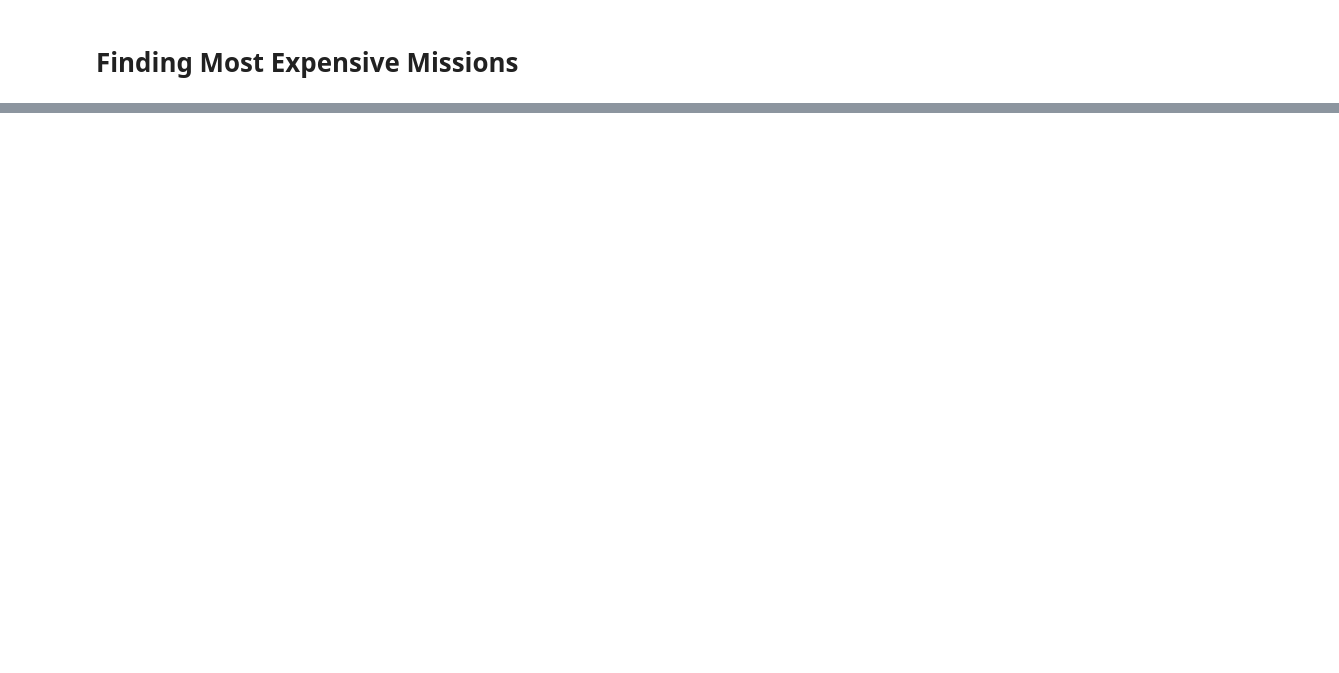
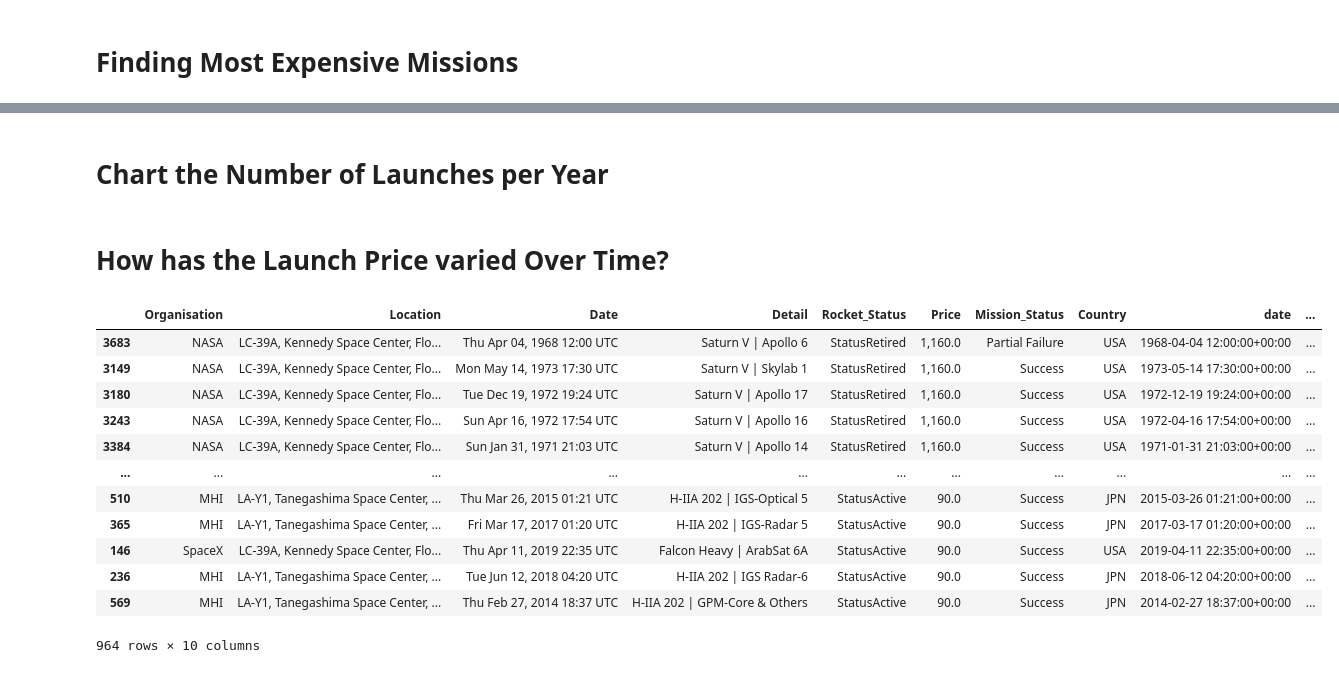
Before and after one commit to nipsalvin/udemy-100DaysOfCode, a Jupyter notebook: day-99/Analyse and Visualise the Space Race/Analyse_and_Visualise_the_Space_Race.ipynb, the cells around one changed output, grey strips where cells are left out. Drawn from its saved outputs; the diff is of its cells as text; code cells hidden in the pictures; blank space fills up the shorter version.

```diff
--- a/day-99/Analyse and Visualise the Space Race/Analyse_and_Visualise_the_Space_Race.ipynb
+++ b/day-99/Analyse and Visualise the Space Race/Analyse_and_Visualise_the_Space_Race.ipynb
@@ -48,3 +84,3 @@ df_missions_clean.duplicated().values.any() #False
 # %%
 clean_df = df_missions_clean.drop(columns=['Unnamed: 0.1', 'Unnamed: 0'])
-clean_df
+df_data = clean_df
@@ -102,0 +226,48 @@ fig.show()
+# %% [markdown]
+# Chart the Number of Launches per Year
+# %%
+df_data['date'] = pd.to_datetime(df_data['Date'], format='mixed')
+df_data['year'] = df_data['date'].apply(lambda datetime: datetime.year)
+
+ds = df_data['year'].value_counts().reset_index()
+ds.columns = [
+    'year',
+    'count'
+]
+fig = px.bar(
+    ds,
+    x='year',
+    y="count",
+    orientation='v',
+    title='Missions number by year'
+)
+
+fig.update_layout(
+    xaxis=dict(
+        tickmode='linear',
+        tick0=ds['year'].min(),
+        dtick=1,
+        )
+    )
+fig.show()
+# %% [markdown]
+# How has the Launch Price varied Over Time?
+# %%
+avg_price = df_data[df_data["Price"].notna()]
+avg_price["Price"].str.replace(',', '').astype(float)
+avg_price = avg_price.sort_values(by='Price')
+avg_price
+# %% [output]
+|  | Organisation | Location | Date | Detail | Rocket_Status | Price | Mission_Status | Country | date | ... |
+| 3683 | NASA | LC-39A, Kennedy Space Center, Flo... | Thu Apr 04, 1968 12:00 UTC | Saturn V | Apollo 6 | StatusRetired | 1,160.0 | Partial Failure | USA | 1968-04-04 12:00:00+00:00 | ... |
+| 3149 | NASA | LC-39A, Kennedy Space Center, Flo... | Mon May 14, 1973 17:30 UTC | Saturn V | Skylab 1 | StatusRetired | 1,160.0 | Success | USA | 1973-05-14 17:30:00+00:00 | ... |
+| 3180 | NASA | LC-39A, Kennedy Space Center, Flo... | Tue Dec 19, 1972 19:24 UTC | Saturn V | Apollo 17 | StatusRetired | 1,160.0 | Success | USA | 1972-12-19 19:24:00+00:00 | ... |
+| 3243 | NASA | LC-39A, Kennedy Space Center, Flo... | Sun Apr 16, 1972 17:54 UTC | Saturn V | Apollo 16 | StatusRetired | 1,160.0 | Success | USA | 1972-04-16 17:54:00+00:00 | ... |
+| 3384 | NASA | LC-39A, Kennedy Space Center, Flo... | Sun Jan 31, 1971 21:03 UTC | Saturn V | Apollo 14 | StatusRetired | 1,160.0 | Success | USA | 1971-01-31 21:03:00+00:00 | ... |
+| ... | ... | ... | ... | ... | ... | ... | ... | ... | ... | ... |
+| 510 | MHI | LA-Y1, Tanegashima Space Center, ... | Thu Mar 26, 2015 01:21 UTC | H-IIA 202 | IGS-Optical 5 | StatusActive | 90.0 | Success | JPN | 2015-03-26 01:21:00+00:00 | ... |
+| 365 | MHI | LA-Y1, Tanegashima Space Center, ... | Fri Mar 17, 2017 01:20 UTC | H-IIA 202 | IGS-Radar 5 | StatusActive | 90.0 | Success | JPN | 2017-03-17 01:20:00+00:00 | ... |
+| 146 | SpaceX | LC-39A, Kennedy Space Center, Flo... | Thu Apr 11, 2019 22:35 UTC | Falcon Heavy | ArabSat 6A | StatusActive | 90.0 | Success | USA | 2019-04-11 22:35:00+00:00 | ... |
+| 236 | MHI | LA-Y1, Tanegashima Space Center, ... | Tue Jun 12, 2018 04:20 UTC | H-IIA 202 | IGS Radar-6 | StatusActive | 90.0 | Success | JPN | 2018-06-12 04:20:00+00:00 | ... |
+| 569 | MHI | LA-Y1, Tanegashima Space Center, ... | Thu Feb 27, 2014 18:37 UTC | H-IIA 202 | GPM-Core & Others | StatusActive | 90.0 | Success | JPN | 2014-02-27 18:37:00+00:00 | ... |
+964 rows × 10 columns
```
Also changed, not shown: parts of 22 cells of this notebook.
